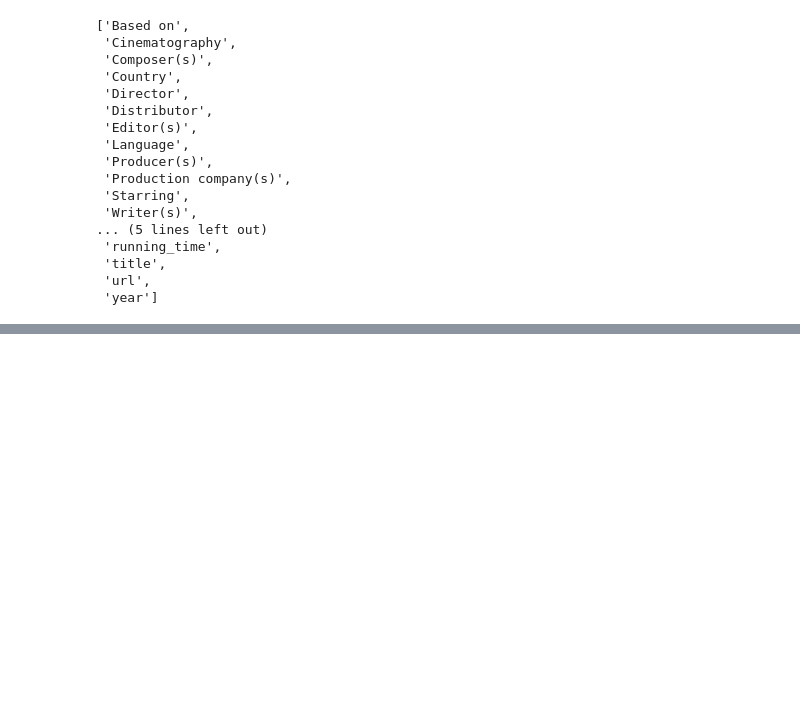
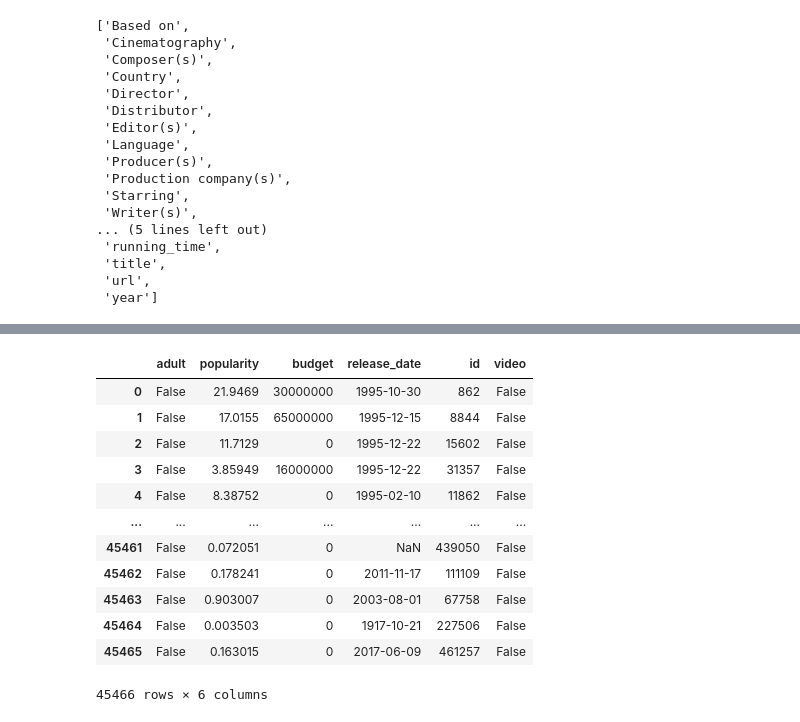
Before and after one commit to aricciardelli2/UCB-Projects, a Jupyter notebook: movies-etl/movies_extract.ipynb, the cells around one changed output, grey strips where cells are left out. Saved outputs shown, nothing was run; the diff lists cells and outputs as text; code cells hidden in the pictures; blank space fills up the shorter version.

```diff
--- a/movies-etl/movies_extract.ipynb
+++ b/movies-etl/movies_extract.ipynb
@@ -935,0 +956,16 @@ sorted(wiki_movies_df.columns.tolist())
+# %%
+kaggle_metadata[['adult','popularity','budget','release_date','id','video']]
+# %% [output]
+|  | adult | popularity | budget | release_date | id | video |
+| 0 | False | 21.9469 | 30000000 | 1995-10-30 | 862 | False |
+| 1 | False | 17.0155 | 65000000 | 1995-12-15 | 8844 | False |
+| 2 | False | 11.7129 | 0 | 1995-12-22 | 15602 | False |
+| 3 | False | 3.85949 | 16000000 | 1995-12-22 | 31357 | False |
+| 4 | False | 8.38752 | 0 | 1995-02-10 | 11862 | False |
+| ... | ... | ... | ... | ... | ... | ... |
+| 45461 | False | 0.072051 | 0 | NaN | 439050 | False |
+| 45462 | False | 0.178241 | 0 | 2011-11-17 | 111109 | False |
+| 45463 | False | 0.903007 | 0 | 2003-08-01 | 67758 | False |
+| 45464 | False | 0.003503 | 0 | 1917-10-21 | 227506 | False |
+| 45465 | False | 0.163015 | 0 | 2017-06-09 | 461257 | False |
+45466 rows × 6 columns
```
Also changed, not shown: parts of 17 cells of this notebook.
